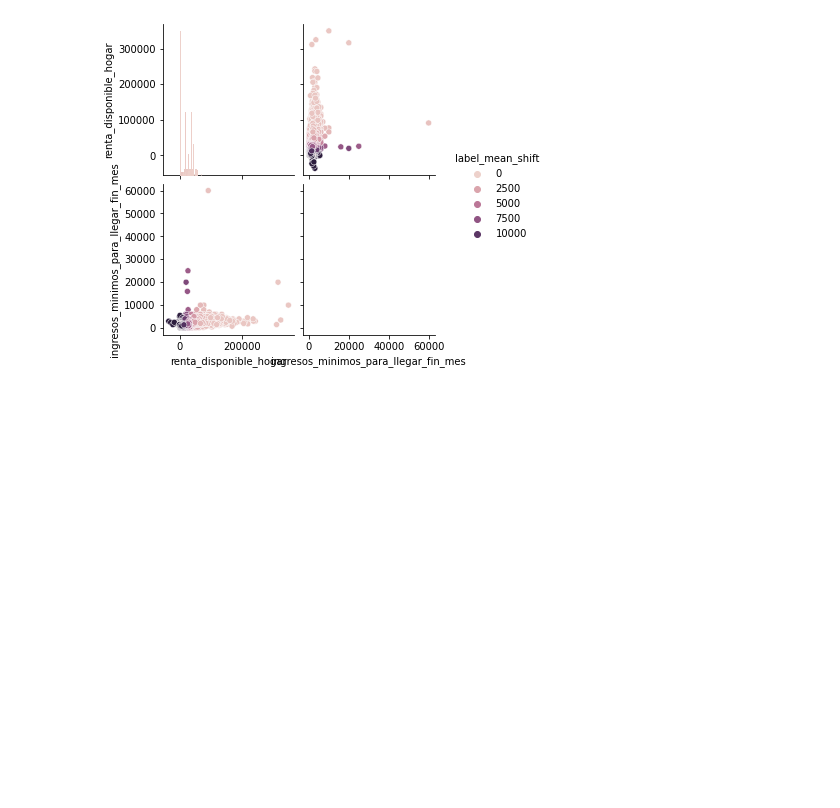
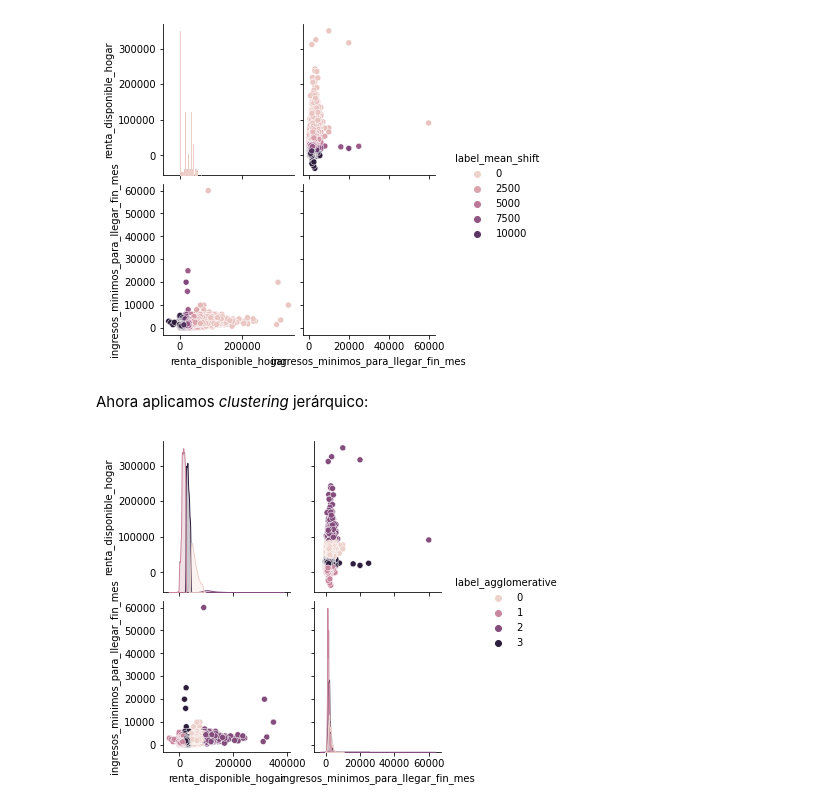
Before and after one commit to SergioQuijanoRey/PracticasInteligenciaNegocio, a Jupyter notebook: Práctica 2/Casos de estudio.ipynb, the cells around one changed output. Saved outputs shown, nothing was run; the diff lists cells and outputs as text; code cells hidden in the pictures; blank space fills up the shorter version.

Commit message:
feat: añado clustering jerarquico

```diff
--- a/Práctica 2/Casos de estudio.ipynb
+++ b/Práctica 2/Casos de estudio.ipynb
@@ -62,6 +63,14 @@ def compute_mean_shift(df: pd.DataFrame, bandwidth: float = 2.0, max_iter: int =
     clustering = MeanShift(bandwidth=bandwidth, max_iter = max_iter).fit(df)
     return clustering.labels_
 
+def compute_agglomerative_clustering(df: pd.DataFrame, n_clusters: int = None, linkage: str = "ward") -> np.array:
+    """
+    Dado un dataframe con los datos a clusterizar, calcula el vector con las
+    etiquetas de la clusterizacion de forma jerarquica
+    """
+
+    clustering = AgglomerativeClustering(n_clusters = n_clusters, linkage = linkage).fit(df)
+    return clustering.labels_
 
 def add_clustering_labels(df: pd.DataFrame, clustering_function: Callable, parameters: dict(), new_label_name: str, exclude_columns: List[str] = None) -> pd.DataFrame:
     """
@@ -392,3 +401,21 @@ custom_pair_plot(
 )
 # %% [output]
 [figure]
+# %% [markdown]
+Ahora aplicamos *clustering* jerárquico:
+# %%
+df_first = add_clustering_labels(
+    df_first,
+    compute_agglomerative_clustering,
+    parameters = {"n_clusters": 4, "linkage": "ward"},
+    new_label_name = "label_agglomerative",
+    exclude_columns = ["label_kmeans", "label_dbscan", "label_birch", "label_mean_shift"]
+)
+
+custom_pair_plot(
+    df = df_first,
+    hue = "label_agglomerative",
+    exclude_columns = ["label_kmeans", "label_dbscan", "label_birch", "label_mean_shift"]
+)
+# %% [output]
+[figure, added]
```
Also changed, not shown: parts of 1 cell of this notebook.
